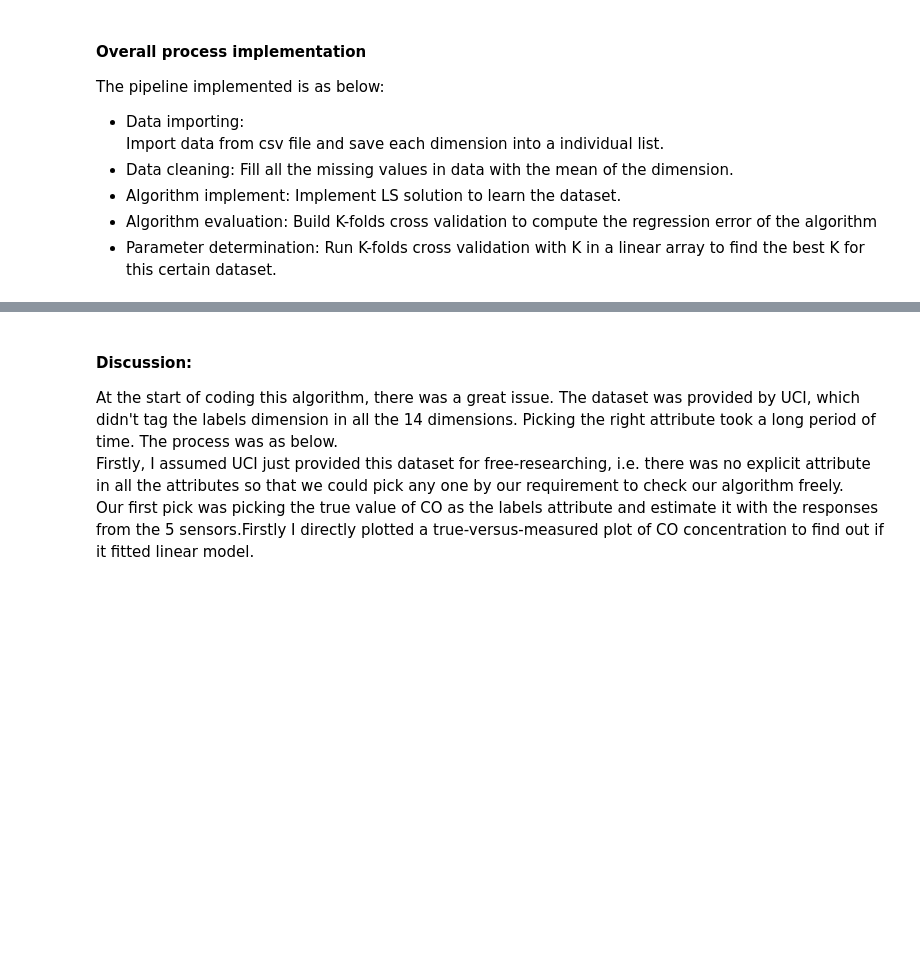
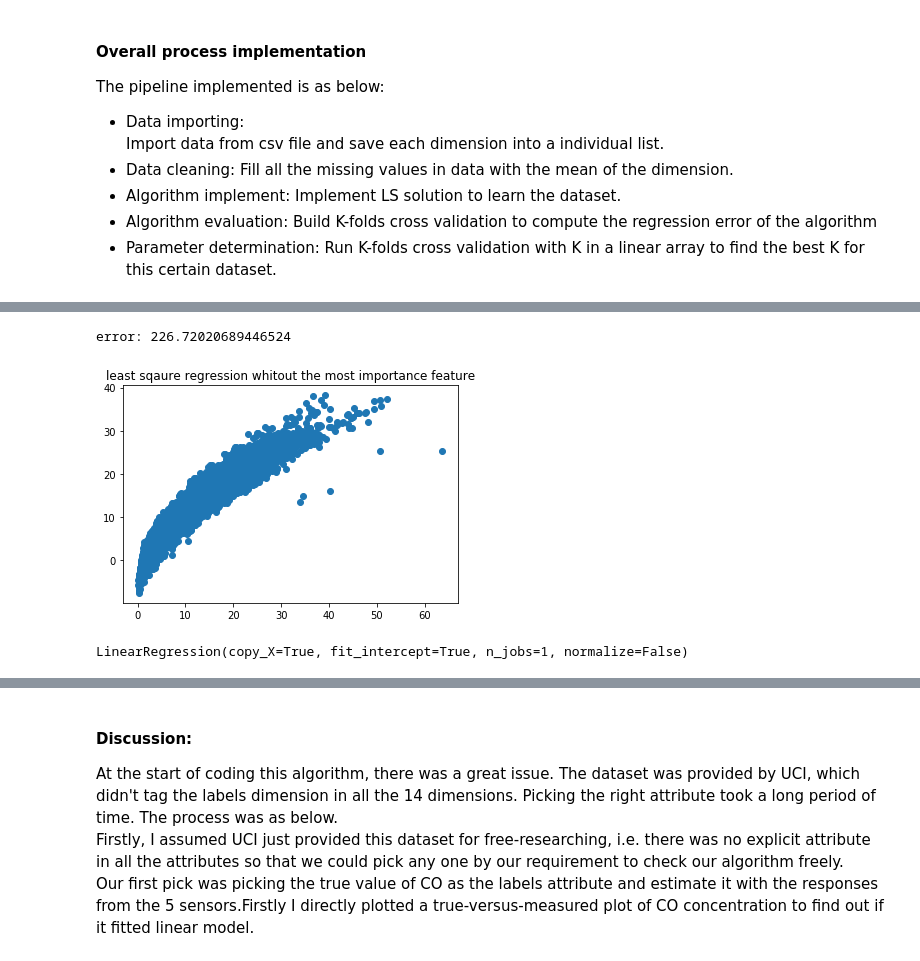
Before and after one commit to ciuji/ECE445_MLForEngg_Project, a Jupyter notebook: air-quality/AirQuality_Jupyter.ipynb, the cells around one changed output, grey strips where cells are left out. Saved outputs shown, nothing was run; the diff lists cells and outputs as text; code cells hidden in the pictures; blank space fills up the shorter version.

```diff
--- a/air-quality/AirQuality_Jupyter.ipynb
+++ b/air-quality/AirQuality_Jupyter.ipynb
@@ -162,0 +280,14 @@ The best K is  6
+# %%
+data1=(CO_measured,NOx_measured,NO2_measured,O3_measured,temp,RH,AH)
+data1=np.array(data1).astype(np.float64)
+data1,labels=clean_replace(data1,labels)
+data1=np.array(data1)
+reg=linear_model.LinearRegression()
+reg.fit(data1.T,labels)
+y=reg.predict(data1.T)
+plt.scatter(labels,y)
+plt.title("least sqaure regression whitout the most importance feature")
+print ("error:",np.linalg.norm(labels-y))
+# %% [output]
+error: 226.72020689446524
+[figure, added]
@@ -162,0 +297,4 @@ The best K is  6
+# %%
+reg.fit(clean_data.T,labels)
+# %% [output]
+LinearRegression(copy_X=True, fit_intercept=True, n_jobs=1, normalize=False)
```
Also changed, not shown: parts of 19 cells of this notebook, 2 other files.
